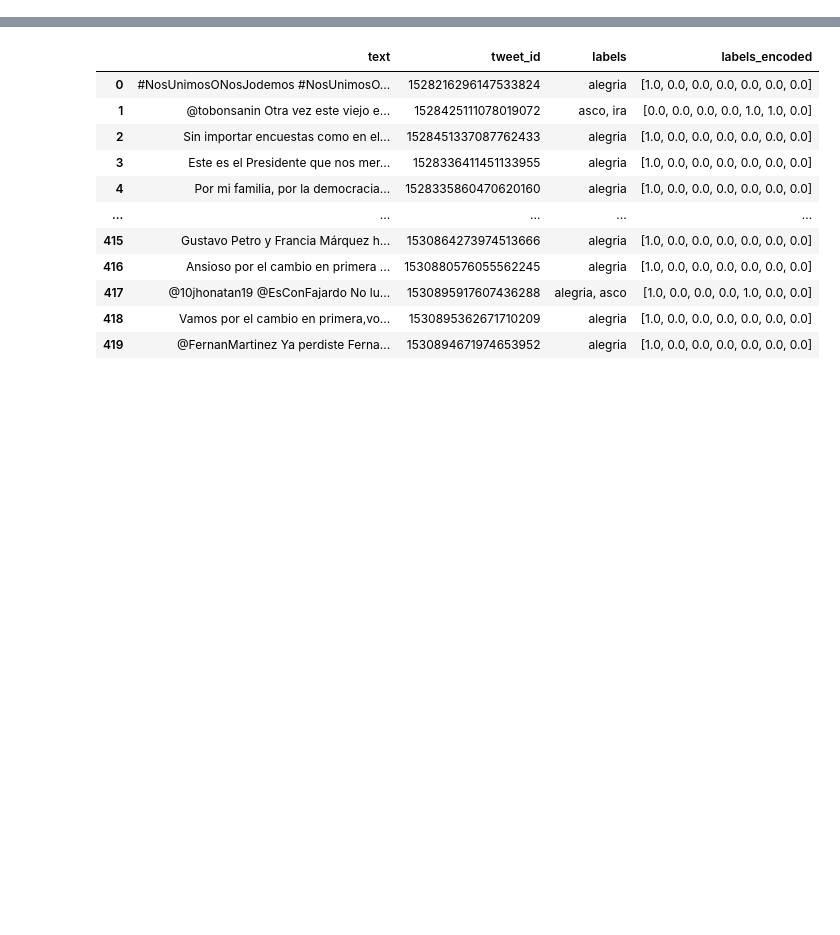
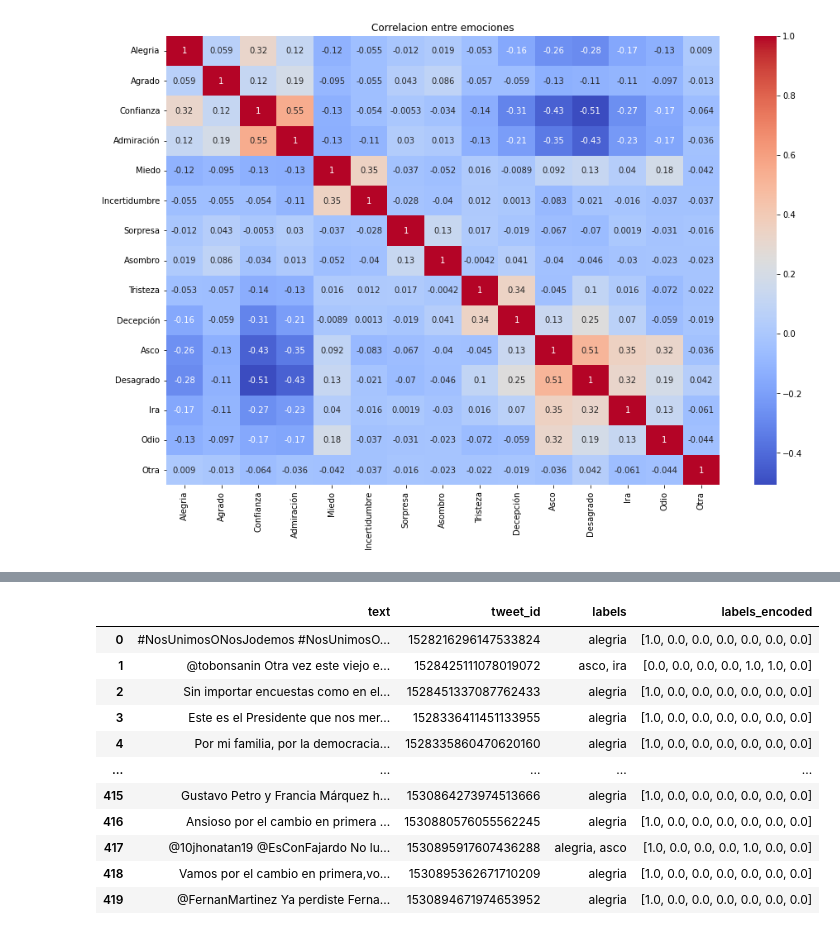
Before and after one commit to jjiguaran/Emotions_analysis, a Jupyter notebook: Code/Annotations_aggregation.ipynb, the cells around one changed output, grey strips where cells are left out. Drawn from its saved outputs; the diff is of its cells as text; code cells hidden in the pictures; blank space fills up the shorter version.

```diff
--- a/Code/Annotations_aggregation.ipynb
+++ b/Code/Annotations_aggregation.ipynb
@@ -25,5 +27,29 @@ ger = ger.rename(columns = {'sentimento':'sentiment_ger', 'relevancia': 'relevan
 merged_df = pd.merge(pd.merge(juanjo[['text', 'tweet_id', 'sentiment_juanjo']],
                      juanma[['tweet_id', 'sentiment_juanma']], on=['tweet_id']),
                     ger[['tweet_id', 'sentiment_ger']], on=['tweet_id'])
+# %%
+granular_emotions = ['Alegria', 'Agrado', 'Confianza', 'Admiración', 'Miedo', 'Incertidumbre',
+                     'Sorpresa', 'Asombro', 'Tristeza', 'Decepción', 'Asco', 'Desagrado', 'Ira', 'Odio', 'Otra']
+# %%
+for i in granular_emotions:
+    merged_df[i + '_juanma'] = merged_df['sentiment_juanma'].str.contains(i)
+    merged_df[i + '_juanjo'] = merged_df['sentiment_juanjo'].str.contains(i)
+    merged_df[i + '_ger'] = merged_df['sentiment_ger'].str.contains(i)
+merged_df = merged_df.fillna(False)
+# %%
+for emotion in granular_emotions:
+    merged_df[emotion] =  merged_df[[emotion + '_juanjo',  emotion + '_ger',  emotion + '_juanma']].sum(axis=1)
+    merged_df[emotion] = np.where(merged_df[emotion]>= 1, True, False)
+# %%
+corr = merged_df[granular_emotions].corr()
+
+fig, ax = plt.subplots(figsize=(15, 10))
+sns.heatmap(corr, cmap='coolwarm', ax=ax, annot=True, xticklabels=granular_emotions, yticklabels=granular_emotions)
+
+plt.title('Correlacion entre emociones')
+plt.savefig('../Images/EDA/emotions_correlations.png')
+plt.show()
+# %% [output]
+[figure, added]
 # %%
 dict_emociones = {
```
Also changed, not shown: parts of 9 cells of this notebook, 2 other files.
